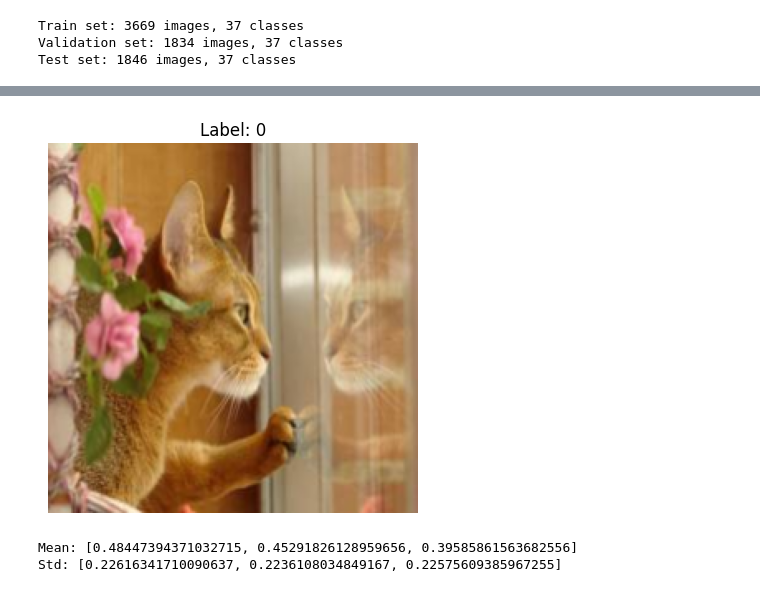
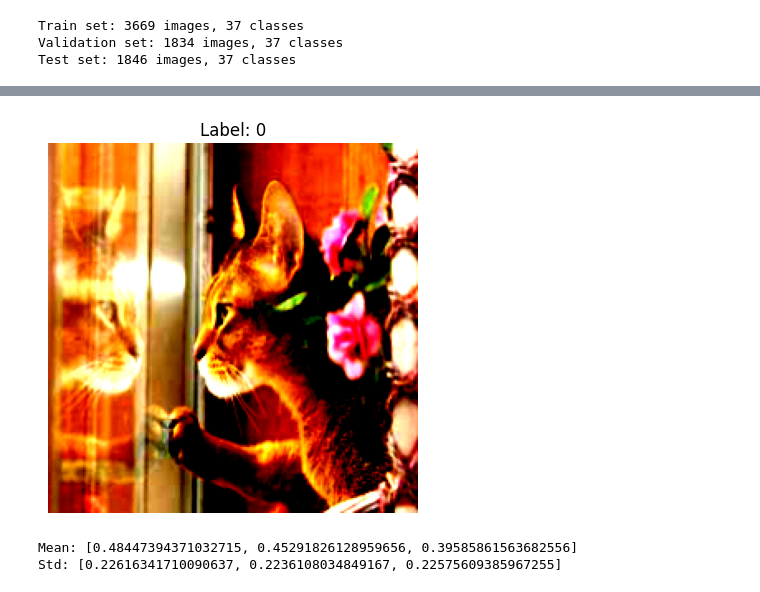
Before and after one commit to damat-fla/image-processing-and-computer-vision, a Jupyter notebook: assignment2/solution 1 (2).ipynb, the cells around one changed output, grey strips where cells are left out. Saved outputs shown, nothing was run; the diff lists cells and outputs as text; code cells hidden in the pictures.

```diff
--- a/assignment2/solution 1 (2).ipynb
+++ b/assignment2/solution 1 (2).ipynb
@@ -369,14 +241,6 @@ class DoubleConvModel(Module):
 # %%
-from torchvision import transforms
-
 image_size = 224  # Dimensione dell'immagine (128x128)
 
-
-transform = transforms.Compose([
-    transforms.Resize((image_size,image_size)), # ricordiamoci di aumentare risoluzione se fa schifo
-    transforms.ToTensor(),
-
-])
 
 '''train_tfms = transforms.Compose([
     transforms.RandomResizedCrop(224, scale=(0.75, 1.0), ratio=(0.8, 1.25)),
@@ -393,18 +257,18 @@ transform = transforms.Compose([
 
 
 train_tfms = transforms.Compose([
-    transforms.Resize((image_size, image_size)),
+    transforms.Resize((cfg["train_size"], cfg["train_size"])),
     transforms.RandomHorizontalFlip(p=0.5),
     transforms.ToTensor(),
-    transforms.Normalize(mean=[0.485,0.456,0.406], std=[0.229,0.224,0.225]),
+    transforms.Normalize(mean=cfg["mean"], std=cfg["std"]),
 ])
 
 # Val/Test: niente augmentation pesante
 test_tfms = transforms.Compose([
-    transforms.Resize(256),
-    transforms.CenterCrop(224),
+    transforms.Resize(cfg["test_size"]),
+    transforms.CenterCrop(cfg["crop_size"]),
     transforms.ToTensor(),
-    transforms.Normalize([0.485,0.456,0.406],[0.229,0.224,0.225])
+    transforms.Normalize(mean=cfg["mean"], std=cfg["std"])
 ])
 
 
@@ -419,9 +283,7 @@ Train set: 3669 images, 37 classes
 Validation set: 1834 images, 37 classes
 Test set: 1846 images, 37 classes
 # %%
-from torch.utils.data import DataLoader
-
-batch_size = 32
+batch_size = cfg["batch_size"]
 
 nw = max(2, os.cpu_count() * 3 // 4)
 
@@ -432,8 +294,6 @@ test_loader = DataLoader(test, batch_size=batch_size, shuffle=False, num_workers
 
 
 # Visualize image
-import matplotlib.pyplot as plt
-import numpy as np
 plt.imshow(np.transpose(train[15][0].numpy(), (1, 2, 0)))
 plt.title(f"Label: {train[0][1]}")
 plt.axis('off')
@@ -442,4 +303,4 @@ plt.show()
-[figure, old version]
+[figure, new version]
 # %%
 mean = 0.
 std = 0.
```
Also changed, not shown: parts of 23 cells of this notebook.
